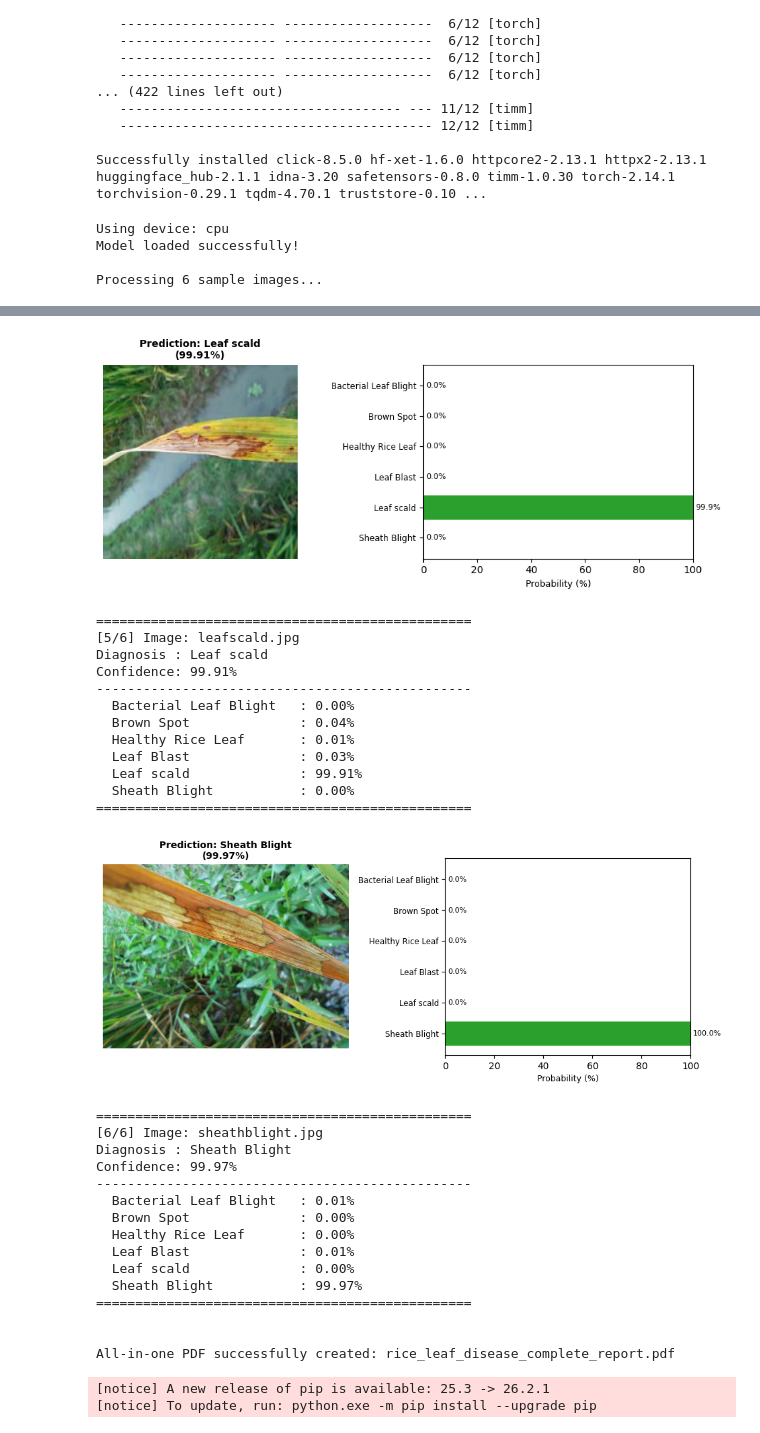
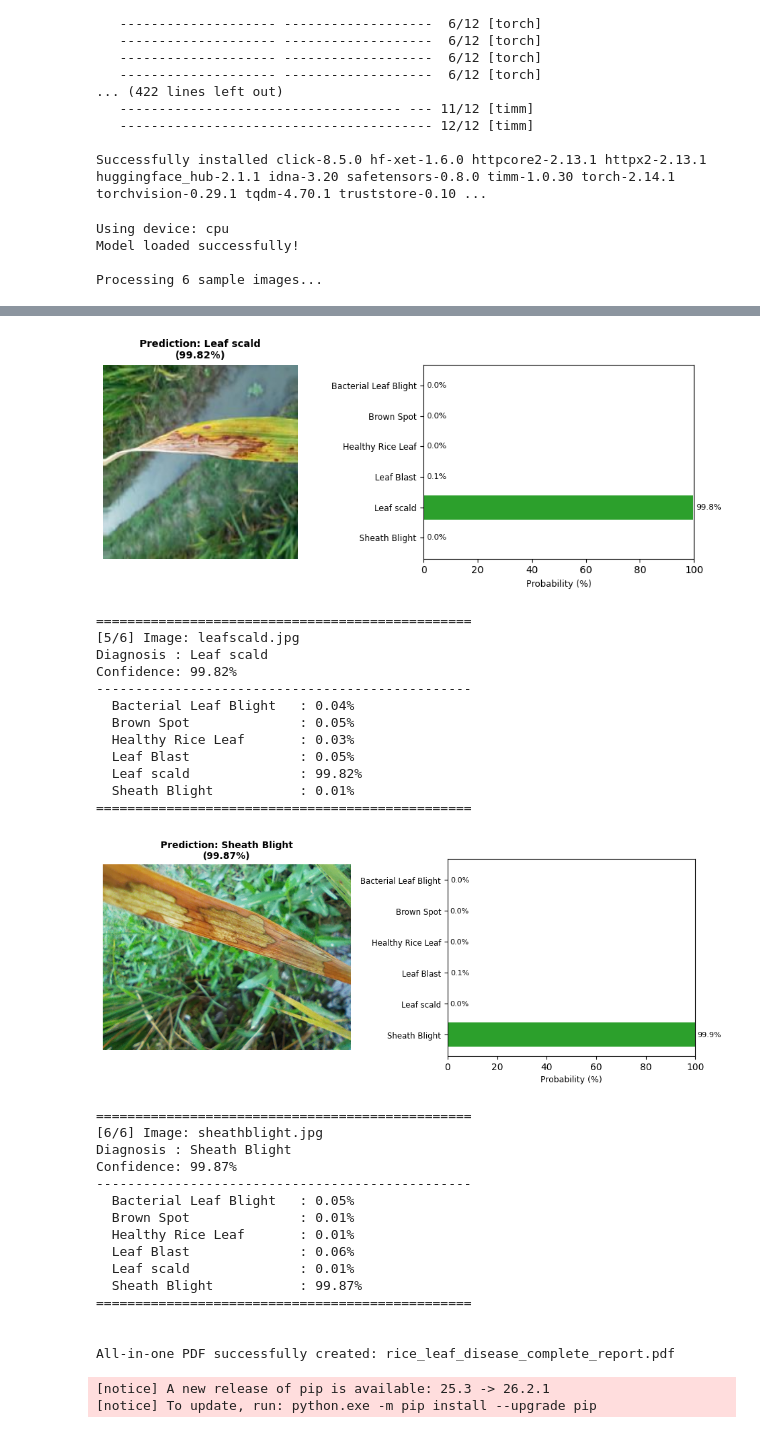
Before and after one commit to CrropResQ/crop-disease-detection2, a Jupyter notebook: DeiT/after_Split/DeiT_TEST/predict.ipynb, the cells around one changed output, grey strips where cells are left out. Drawn from its saved outputs; the diff is of its cells as text; code cells hidden in the pictures.

Commit message:
Tested Latest version of trained DeiT model with unseen test data (~Varun- 3rd October)

```diff
--- a/DeiT/after_Split/DeiT_TEST/predict.ipynb
+++ b/DeiT/after_Split/DeiT_TEST/predict.ipynb
@@ -75,15 +75,40 @@ CLASS_NAMES = [
 ]
 
 # 3. Model setup and checkpoint loading
+# MODEL_NAME = "deit_small_patch16_224"
+# CHECKPOINT_PATH = "best_deit_small_canonical_v1.pth"
+
+# model = timm.create_model(MODEL_NAME, pretrained=False, num_classes=len(CLASS_NAMES))
+# checkpoint = torch.load(CHECKPOINT_PATH, map_location=device)
+# model.load_state_dict(checkpoint["model_state_dict"])
+# model.to(device)
+# model.eval()
+# print("Model loaded successfully!\n")
+
+# 3. Model setup and checkpoint loading
 MODEL_NAME = "deit_small_patch16_224"
-CHECKPOINT_PATH = "best_deit_small_canonical_v1.pth"
+CHECKPOINT_PATH = "best_deit_rice_model.pth"
 
 model = timm.create_model(MODEL_NAME, pretrained=False, num_classes=len(CLASS_NAMES))
 checkpoint = torch.load(CHECKPOINT_PATH, map_location=device)
-model.load_state_dict(checkpoint["model_state_dict"])
+
+# Handles both dictionary saves and direct state dicts
+if isinstance(checkpoint, dict):
+    if "model_state_dict" in checkpoint:
+        model.load_state_dict(checkpoint["model_state_dict"])
+    elif "state_dict" in checkpoint:
+        model.load_state_dict(checkpoint["state_dict"])
+    elif "model" in checkpoint:
+        model.load_state_dict(checkpoint["model"])
+    else:
+        model.load_state_dict(checkpoint)
+else:
+    model.load_state_dict(checkpoint)
+
 model.to(device)
 model.eval()
 print("Model loaded successfully!\n")
+
 
 # 4. Preprocessing transform
 predict_transforms = transforms.Compose([
@@ -304,29 +329,29 @@ Confidence: 99.97%
 ================================================
 [figure]
 ================================================
 [5/6] Image: leafscald.jpg
 Diagnosis : Leaf scald
-Confidence: 99.91%
+Confidence: 99.82%
 ------------------------------------------------
-  Bacterial Leaf Blight   : 0.00%
-  Brown Spot              : 0.04%
-  Healthy Rice Leaf       : 0.01%
-  Leaf Blast              : 0.03%
-  Leaf scald              : 99.91%
-  Sheath Blight           : 0.00%
+  Bacterial Leaf Blight   : 0.04%
+  Brown Spot              : 0.05%
+  Healthy Rice Leaf       : 0.03%
+  Leaf Blast              : 0.05%
+  Leaf scald              : 99.82%
+  Sheath Blight           : 0.01%
 ================================================
-[figure, old version]
+[figure, new version]
 ================================================
 [6/6] Image: sheathblight.jpg
 Diagnosis : Sheath Blight
-Confidence: 99.97%
+Confidence: 99.87%
 ------------------------------------------------
-  Bacterial Leaf Blight   : 0.01%
-  Brown Spot              : 0.00%
-  Healthy Rice Leaf       : 0.00%
-  Leaf Blast              : 0.01%
-  Leaf scald              : 0.00%
-  Sheath Blight           : 99.97%
+  Bacterial Leaf Blight   : 0.05%
+  Brown Spot              : 0.01%
+  Healthy Rice Leaf       : 0.01%
+  Leaf Blast              : 0.06%
+  Leaf scald              : 0.01%
+  Sheath Blight           : 99.87%
 ================================================
 
 
```
Also changed, not shown: parts of 1 cell of this notebook, 2 other files.
